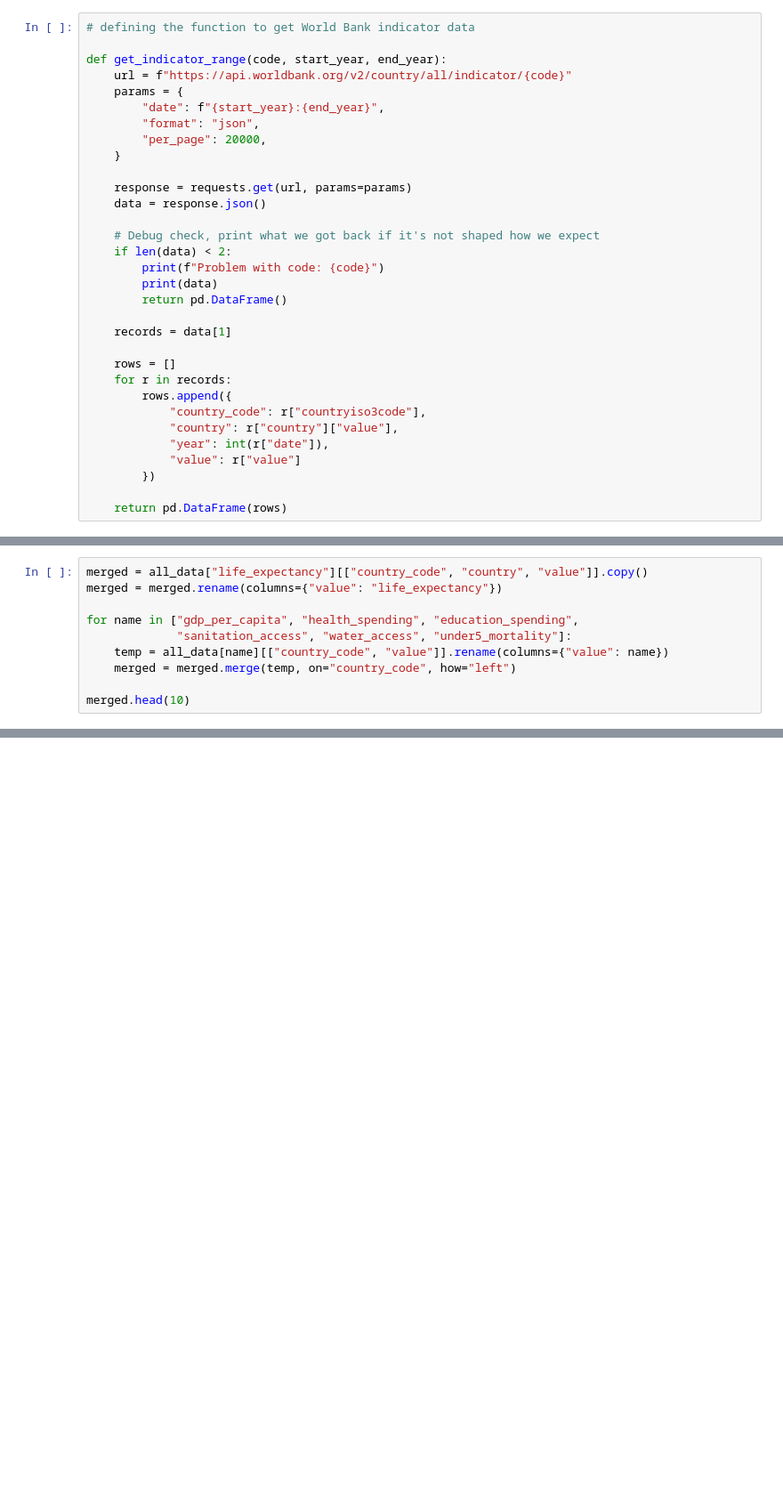
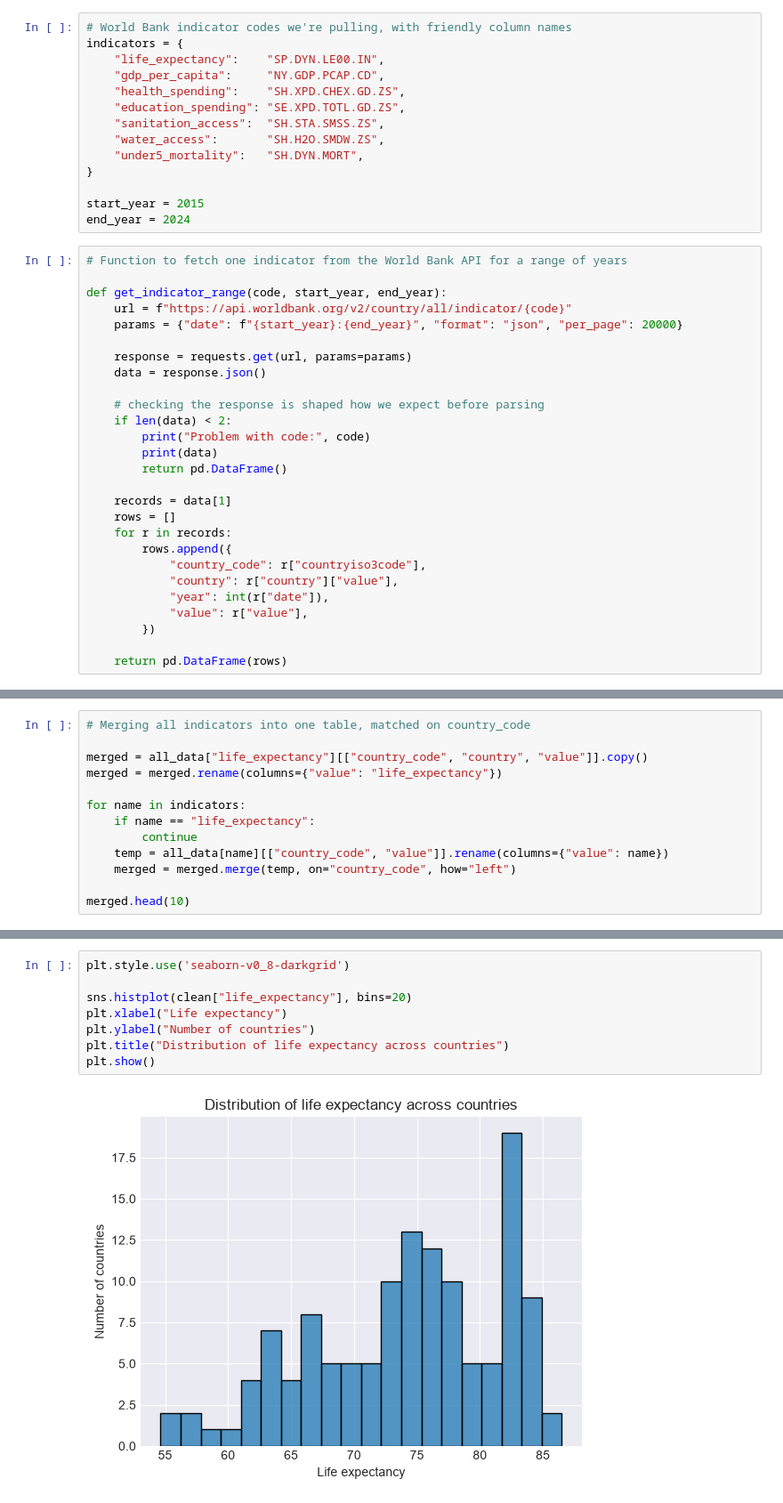
Before and after one commit to rappiok/Life-Expectancy-Drivers, a Jupyter notebook: life_expectancy_drivers.ipynb, the cells around one changed output, grey strips where cells are left out. Shown at 89% size. Drawn from its saved outputs; the diff is of its cells as text; blank space fills up the shorter version.

```diff
--- a/life_expectancy_drivers.ipynb
+++ b/life_expectancy_drivers.ipynb
@@ -28,35 +12,44 @@ from statsmodels.stats.outliers_influence import variance_inflation_factor
 from sklearn.model_selection import train_test_split
 from sklearn.metrics import r2_score
 from scipy import stats
+# %%
+# World Bank indicator codes we're pulling, with friendly column names
+indicators = {
+    "life_expectancy":    "SP.DYN.LE00.IN",
+    "gdp_per_capita":     "NY.GDP.PCAP.CD",
+    "health_spending":    "SH.XPD.CHEX.GD.ZS",
+    "education_spending": "SE.XPD.TOTL.GD.ZS",
+    "sanitation_access":  "SH.STA.SMSS.ZS",
+    "water_access":       "SH.H2O.SMDW.ZS",
+    "under5_mortality":   "SH.DYN.MORT",
+}
+
+start_year = 2015
+end_year = 2024
 # %%
-# defining the function to get World Bank indicator data
+# Function to fetch one indicator from the World Bank API for a range of years
 
 def get_indicator_range(code, start_year, end_year):
     url = f"https://api.worldbank.org/v2/country/all/indicator/{code}"
-    params = {
-        "date": f"{start_year}:{end_year}",
-        "format": "json",
-        "per_page": 20000,
-    }
+    params = {"date": f"{start_year}:{end_year}", "format": "json", "per_page": 20000}
 
     response = requests.get(url, params=params)
     data = response.json()
 
-    # Debug check, print what we got back if it's not shaped how we expect
+    # checking the response is shaped how we expect before parsing
     if len(data) < 2:
-        print(f"Problem with code: {code}")
+        print("Problem with code:", code)
         print(data)
         return pd.DataFrame()
 
     records = data[1]
-
     rows = []
     for r in records:
         rows.append({
             "country_code": r["countryiso3code"],
             "country": r["country"]["value"],
             "year": int(r["date"]),
-            "value": r["value"]
+            "value": r["value"],
         })
 
     return pd.DataFrame(rows)
@@ -100,9 +85,12 @@ under5_mortality: 240 countries have at least one value between 2015-2024
 # %%
+# Merging all indicators into one table, matched on country_code
+
 merged = all_data["life_expectancy"][["country_code", "country", "value"]].copy()
 merged = merged.rename(columns={"value": "life_expectancy"})
 
-for name in ["gdp_per_capita", "health_spending", "education_spending",
-             "sanitation_access", "water_access", "under5_mortality"]:
+for name in indicators:
+    if name == "life_expectancy":
+        continue
     temp = all_data[name][["country_code", "value"]].rename(columns={"value": name})
     merged = merged.merge(temp, on="country_code", how="left")
 
@@ -389,0 +176,10 @@ The countries with the largest positive residuals (Lebanon, Peru, Malawi, Nepal,
+# %%
+plt.style.use('seaborn-v0_8-darkgrid')
+
+sns.histplot(clean["life_expectancy"], bins=20)
+plt.xlabel("Life expectancy")
+plt.ylabel("Number of countries")
+plt.title("Distribution of life expectancy across countries")
+plt.show()
+# %% [output]
+[figure, added]
```
Also changed, not shown: parts of 48 cells of this notebook.
